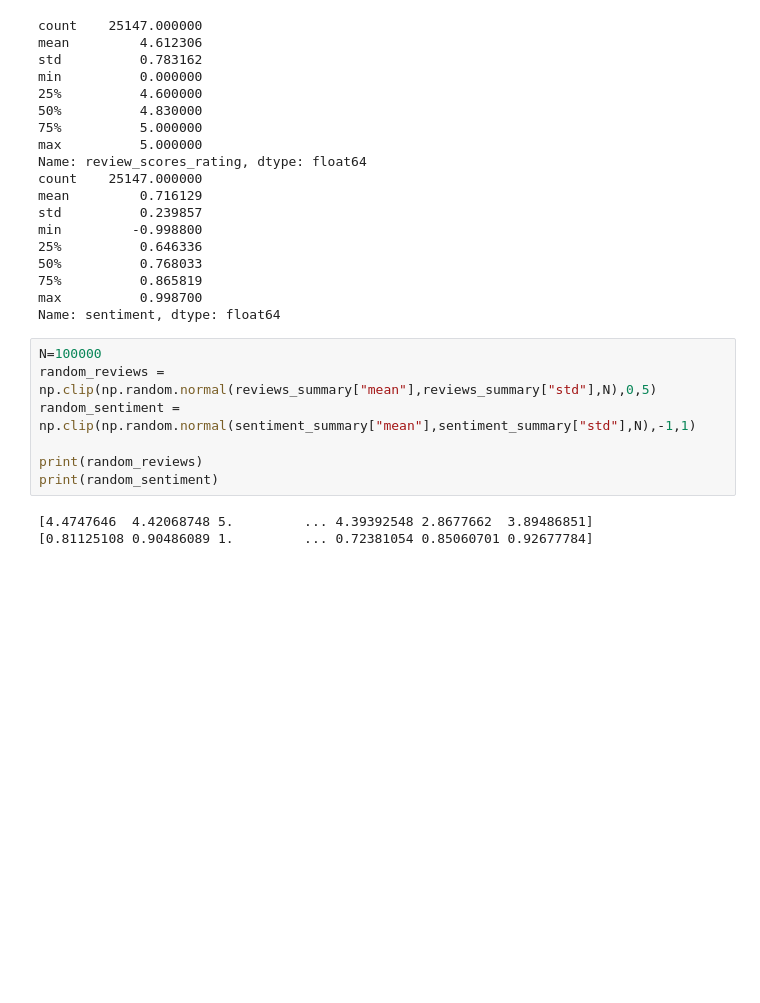
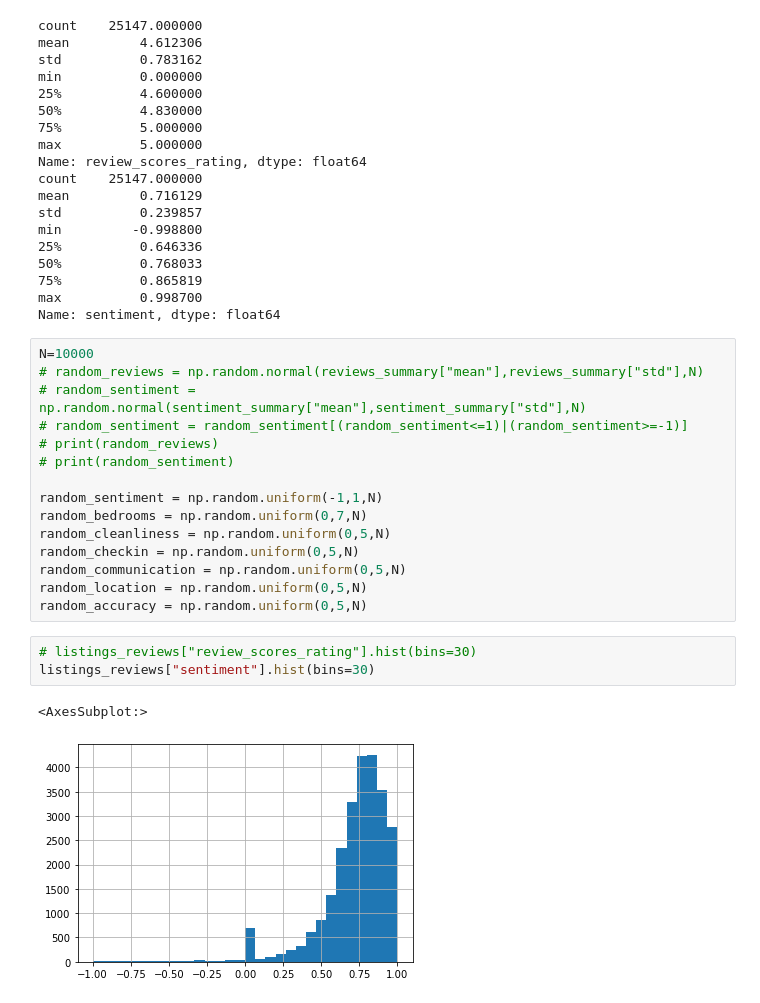
Before and after one commit to jeremyben-meir/orie3120-project, a Jupyter notebook: Final Project.ipynb, the cells around one changed output. Saved outputs shown, nothing was run; the diff lists cells and outputs as text; blank space fills up the shorter version.

```diff
--- a/Final Project.ipynb
+++ b/Final Project.ipynb
@@ -281,12 +281,23 @@ min         -0.998800
 max          0.998700
 Name: sentiment, dtype: float64
 # %%
-N=100000
-random_reviews = np.clip(np.random.normal(reviews_summary["mean"],reviews_summary["std"],N),0,5)
-random_sentiment = np.clip(np.random.normal(sentiment_summary["mean"],sentiment_summary["std"],N),-1,1)
+N=10000
+# random_reviews = np.random.normal(reviews_summary["mean"],reviews_summary["std"],N)
+# random_sentiment = np.random.normal(sentiment_summary["mean"],sentiment_summary["std"],N)
+# random_sentiment = random_sentiment[(random_sentiment<=1)|(random_sentiment>=-1)]
+# print(random_reviews)
+# print(random_sentiment)
 
-print(random_reviews)
-print(random_sentiment)
+random_sentiment = np.random.uniform(-1,1,N)
+random_bedrooms = np.random.uniform(0,7,N)
+random_cleanliness = np.random.uniform(0,5,N)
+random_checkin = np.random.uniform(0,5,N)
+random_communication = np.random.uniform(0,5,N)
+random_location = np.random.uniform(0,5,N)
+random_accuracy = np.random.uniform(0,5,N)
-# %% [output]
-[4.4747646  4.42068748 5.         ... 4.39392548 2.8677662  3.89486851]
-[0.81125108 0.90486089 1.         ... 0.72381054 0.85060701 0.92677784]
+# %%
+# listings_reviews["review_scores_rating"].hist(bins=30)
+listings_reviews["sentiment"].hist(bins=30)
+# %% [output]
+<AxesSubplot:>
+[figure, added]
```
Also changed, not shown: parts of 27 cells of this notebook.
